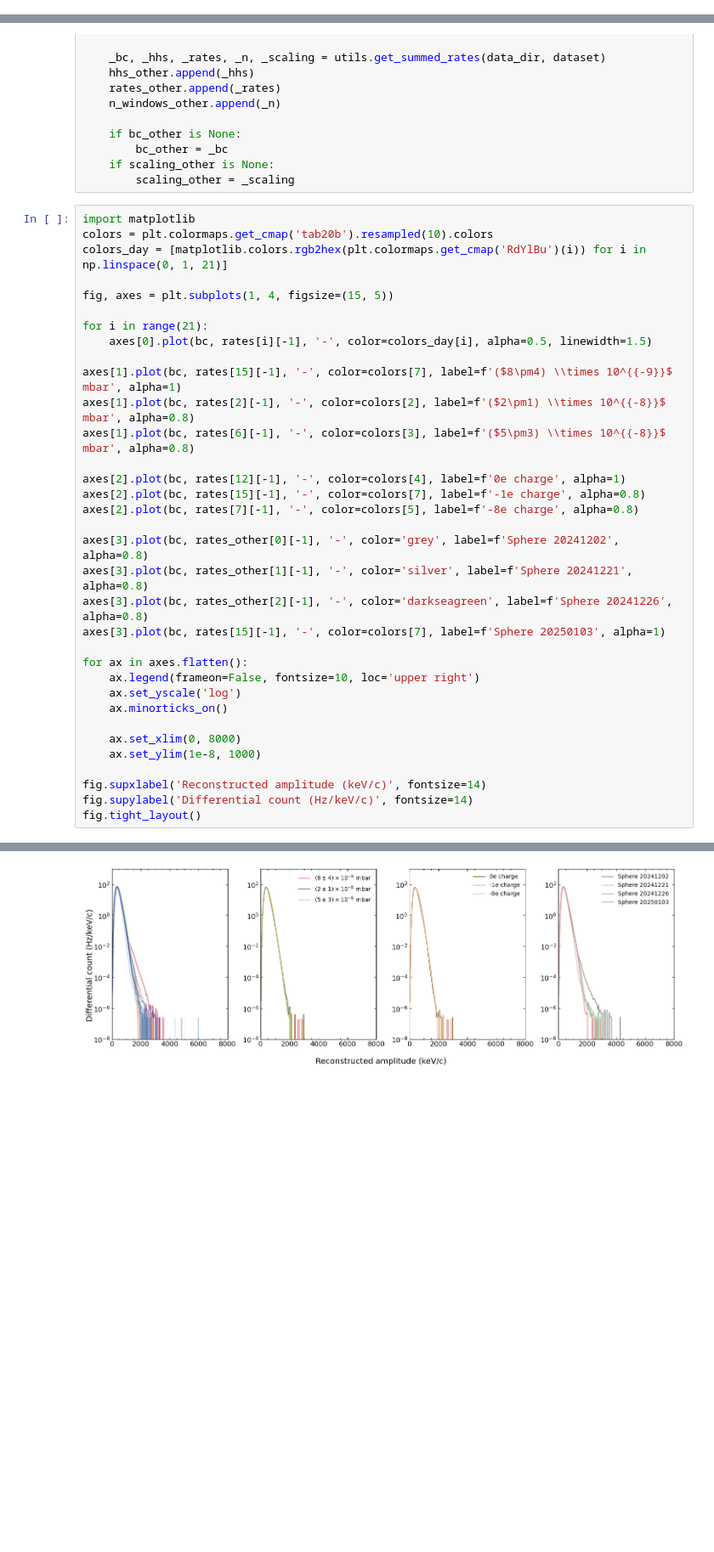
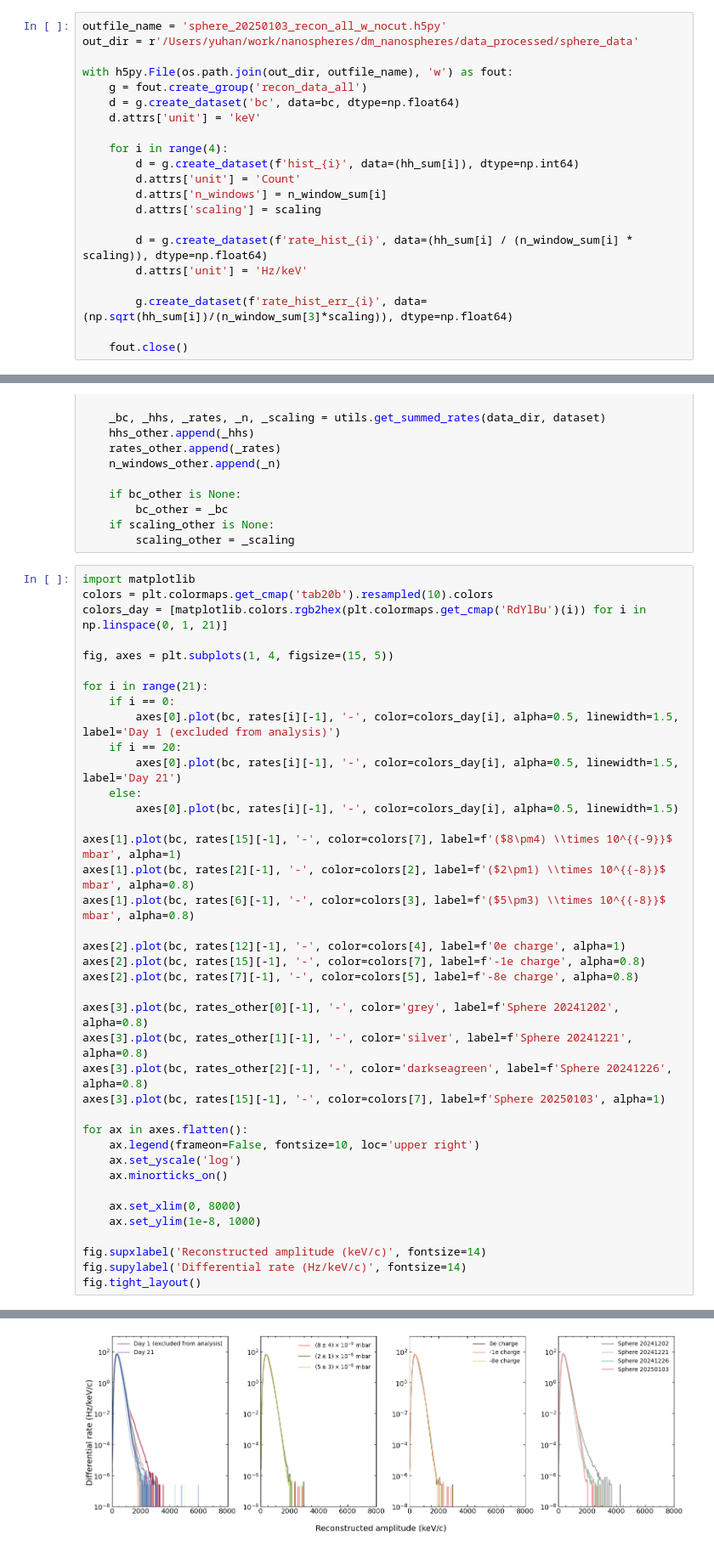
Before and after one commit to yuhants/dm_nanospheres, a Jupyter notebook: analysis_notebooks/sphere_20250103_recon.ipynb, the cells around one changed output, grey strips where cells are left out. Shown at 85% size. Saved outputs shown, nothing was run; the diff lists cells and outputs as text; blank space fills up the shorter version.

Commit message:
update plots

```diff
--- a/analysis_notebooks/sphere_20250103_recon.ipynb
+++ b/analysis_notebooks/sphere_20250103_recon.ipynb
@@ -249,3 +249,24 @@ with h5py.File(os.path.join(out_dir, outfile_name), 'w') as fout:
     g.attrs['time_hours'] = time_sum
 
     fout.close()
+# %%
+outfile_name = 'sphere_20250103_recon_all_w_nocut.h5py'
+out_dir = r'/Users/yuhan/work/nanospheres/dm_nanospheres/data_processed/sphere_data'
+
+with h5py.File(os.path.join(out_dir, outfile_name), 'w') as fout:
+    g = fout.create_group('recon_data_all')
+    d = g.create_dataset('bc', data=bc, dtype=np.float64)
+    d.attrs['unit'] = 'keV'
+
+    for i in range(4):
+        d = g.create_dataset(f'hist_{i}', data=(hh_sum[i]), dtype=np.int64)
+        d.attrs['unit'] = 'Count'
+        d.attrs['n_windows'] = n_window_sum[i]
+        d.attrs['scaling'] = scaling
+
+        d = g.create_dataset(f'rate_hist_{i}', data=(hh_sum[i] / (n_window_sum[i] * scaling)), dtype=np.float64)
+        d.attrs['unit'] = 'Hz/keV'
+
+        g.create_dataset(f'rate_hist_err_{i}', data=(np.sqrt(hh_sum[i])/(n_window_sum[3]*scaling)), dtype=np.float64)
+
+    fout.close()
@@ -289,7 +314,12 @@ colors_day = [matplotlib.colors.rgb2hex(plt.colormaps.get_cmap('RdYlBu')(i)) for
 fig, axes = plt.subplots(1, 4, figsize=(15, 5))
 
 for i in range(21):
-    axes[0].plot(bc, rates[i][-1], '-', color=colors_day[i], alpha=0.5, linewidth=1.5)
+    if i == 0:
+        axes[0].plot(bc, rates[i][-1], '-', color=colors_day[i], alpha=0.5, linewidth=1.5, label='Day 1 (excluded from analysis)')
+    if i == 20:
+        axes[0].plot(bc, rates[i][-1], '-', color=colors_day[i], alpha=0.5, linewidth=1.5, label='Day 21')
+    else:
+        axes[0].plot(bc, rates[i][-1], '-', color=colors_day[i], alpha=0.5, linewidth=1.5)
 
 axes[1].plot(bc, rates[15][-1], '-', color=colors[7], label=f'($8\pm4) \\times 10^{{-9}}$ mbar', alpha=1)
 axes[1].plot(bc, rates[2][-1], '-', color=colors[2], label=f'($2\pm1) \\times 10^{{-8}}$ mbar', alpha=0.8)
@@ -313,6 +343,6 @@ for ax in axes.flatten():
     ax.set_ylim(1e-8, 1000)
 
 fig.supxlabel('Reconstructed amplitude (keV/c)', fontsize=14)
-fig.supylabel('Differential count (Hz/keV/c)', fontsize=14)
+fig.supylabel('Differential rate (Hz/keV/c)', fontsize=14)
 fig.tight_layout()
 # %% [output]
@@ -320,4 +349,4 @@ No artists with labels found to put in legend.  Note that artists whose label st
-[figure, old version]
+[figure, new version]
 # %%
 data_dir = f'/Users/yuhan/work/nanospheres/data/dm_data_processed/{sphere}/{datasets[21]}'
 data_prefix = r'20250125_d_'
```
Also changed, not shown: parts of 2 cells of this notebook, 5 other files.
